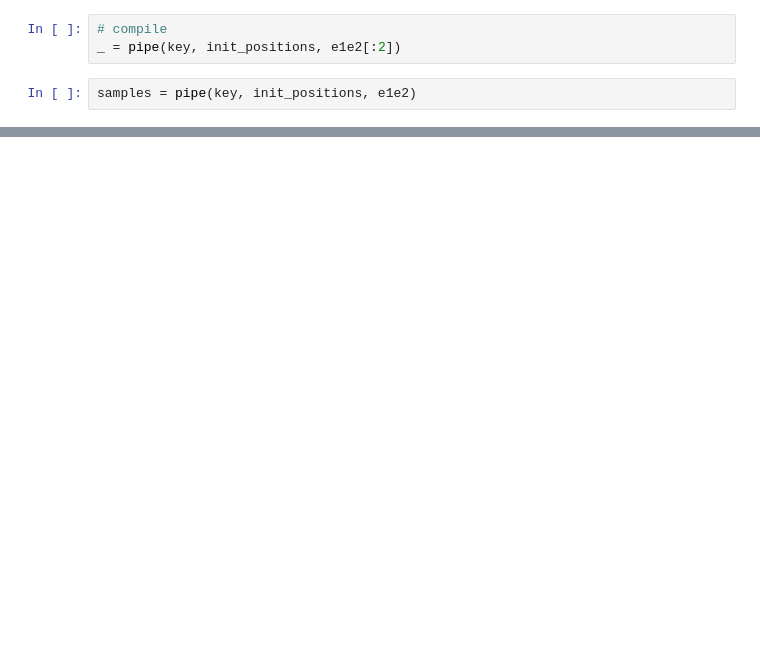
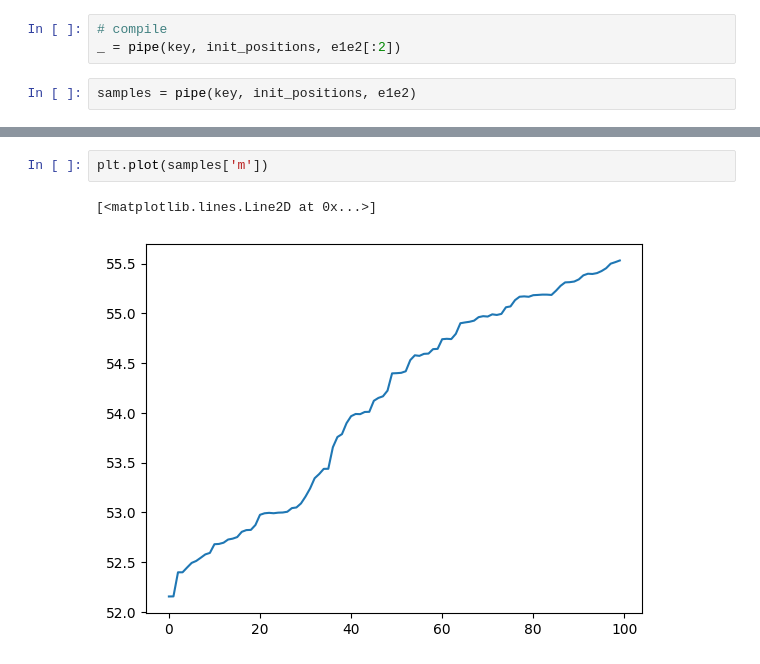
Before and after one commit to LSSTDESC/BPD, a Jupyter notebook: notebooks/jan29-test-self-calibration.ipynb, the cells around one changed output, grey strips where cells are left out. Saved outputs shown, nothing was run; the diff lists cells and outputs as text; blank space fills up the shorter version.

```diff
--- a/notebooks/jan29-test-self-calibration.ipynb
+++ b/notebooks/jan29-test-self-calibration.ipynb
@@ -151,0 +164,5 @@ plt.plot(samples['c'])
+# %%
+plt.plot(samples['m'])
+# %% [output]
+[<matplotlib.lines.Line2D at 0x...>]
+[figure, added]
```
Also changed, not shown: parts of 7 cells of this notebook, 1 other file.
